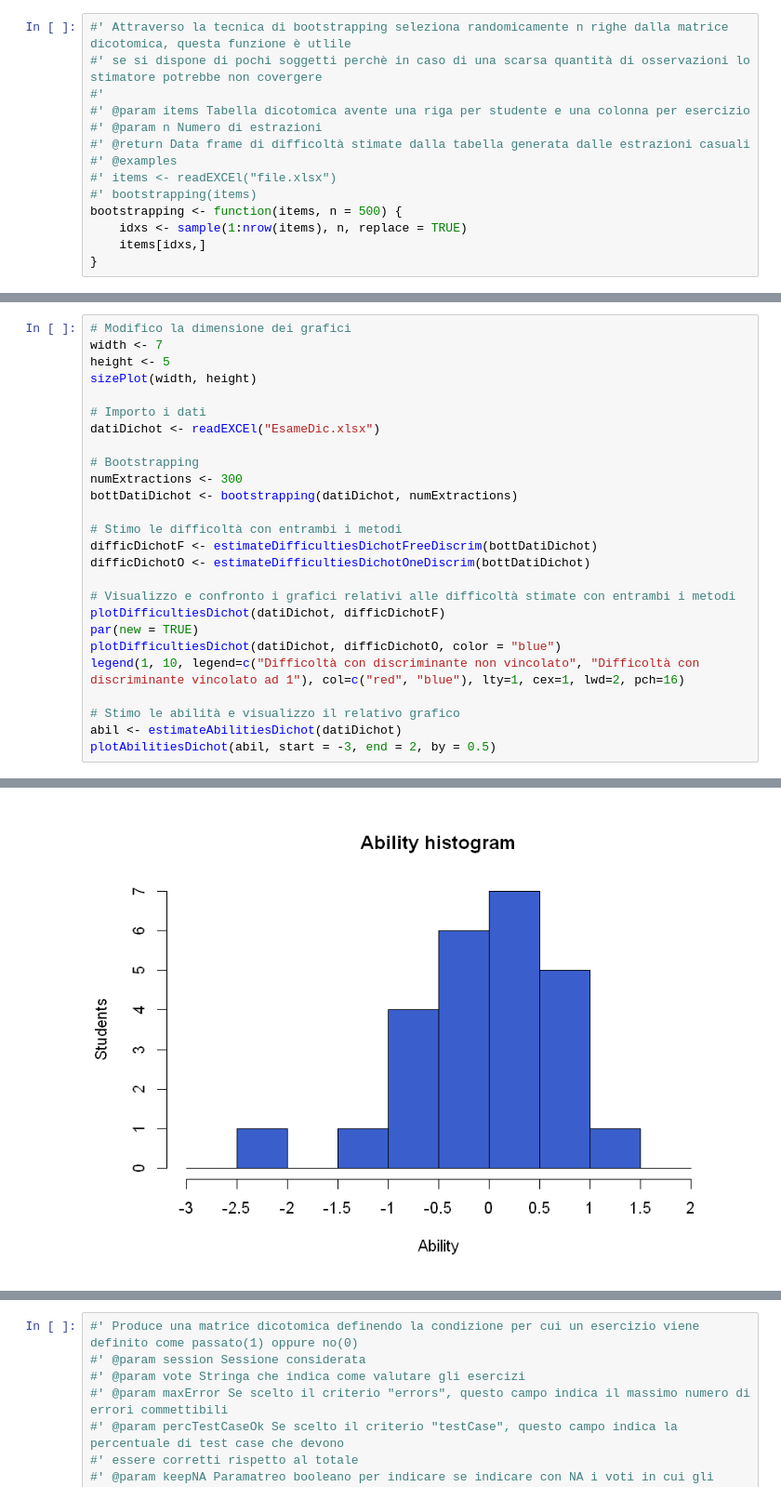
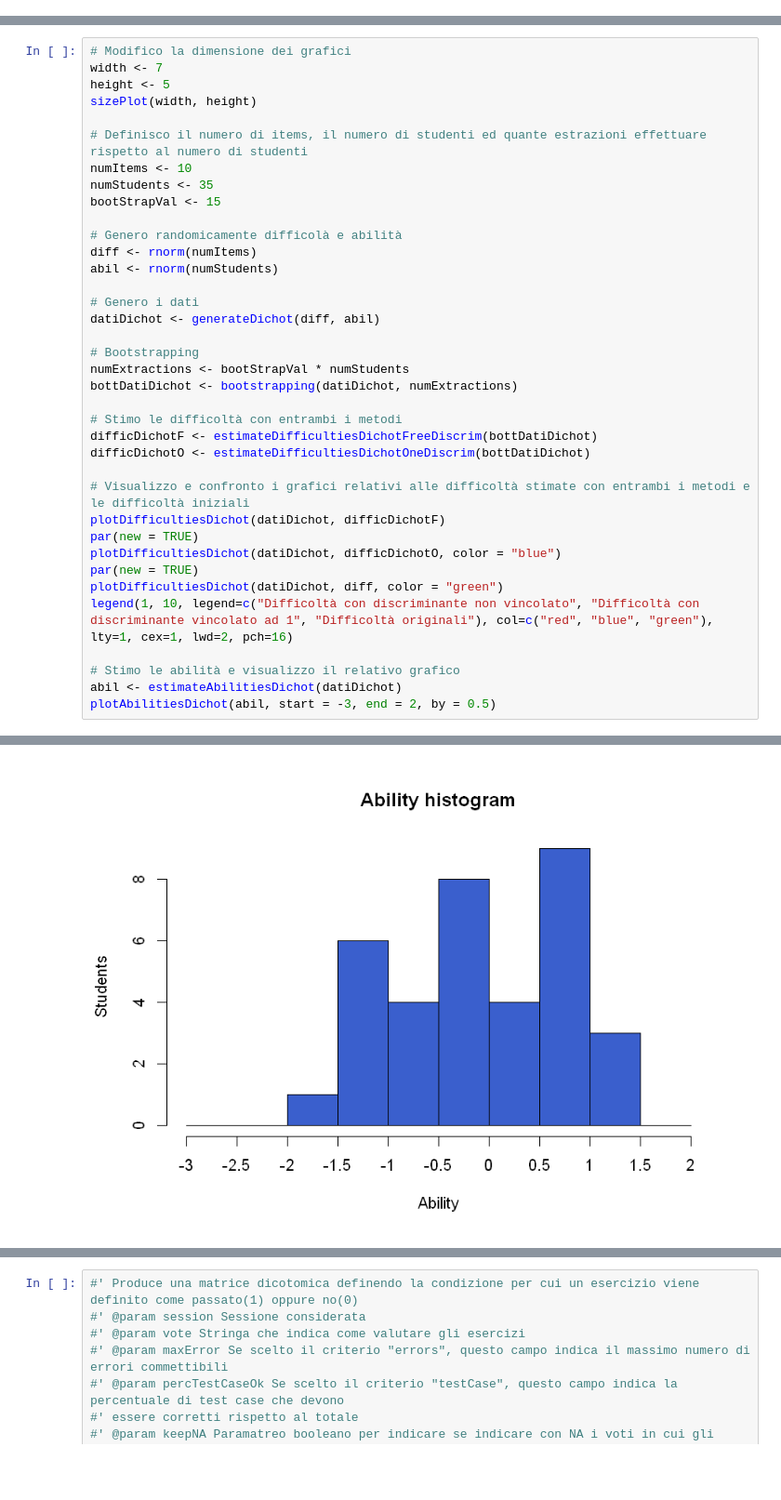
Before and after one commit to MarcoCordoni95/TesiTriennale-ItemResponseTheory, a Jupyter notebook: IRT.ipynb, the cells around one changed output, grey strips where cells are left out. Shown at 93% size. Drawn from its saved outputs; the diff is of its cells as text; blank space fills up the shorter version.

```diff
--- a/IRT.ipynb
+++ b/IRT.ipynb
@@ -176,14 +0,0 @@ plotAbilitiesDichot <- function(abil, start, end, by) {
-# %%
-#' Attraverso la tecnica di bootstrapping seleziona randomicamente n righe dalla matrice dicotomica, questa funzione è utlile
-#' se si dispone di pochi soggetti perchè in caso di una scarsa quantità di osservazioni lo stimatore potrebbe non covergere
-#'
-#' @param items Tabella dicotomica avente una riga per studente e una colonna per esercizio
-#' @param n Numero di estrazioni
-#' @return Data frame di difficoltà stimate dalla tabella generata dalle estrazioni casuali
-#' @examples
-#' items <- readEXCEl("file.xlsx")
-#' bootstrapping(items)
-bootstrapping <- function(items, n = 500) {
-    idxs <- sample(1:nrow(items), n, replace = TRUE)
-    items[idxs,]
-}
@@ -193,22 +27,33 @@ width <- 7
 height <- 5
 sizePlot(width, height)
 
-# Importo i dati
-datiDichot <- readEXCEl("EsameDic.xlsx")
+# Definisco il numero di items, il numero di studenti ed quante estrazioni effettuare rispetto al numero di studenti
+numItems <- 10
+numStudents <- 35
+bootStrapVal <- 15
+
+# Genero randomicamente difficolà e abilità
+diff <- rnorm(numItems)
+abil <- rnorm(numStudents)
+
+# Genero i dati
+datiDichot <- generateDichot(diff, abil)
 
 # Bootstrapping
-numExtractions <- 300
+numExtractions <- bootStrapVal * numStudents
 bottDatiDichot <- bootstrapping(datiDichot, numExtractions)
 
 # Stimo le difficoltà con entrambi i metodi
 difficDichotF <- estimateDifficultiesDichotFreeDiscrim(bottDatiDichot)
 difficDichotO <- estimateDifficultiesDichotOneDiscrim(bottDatiDichot)
 
-# Visualizzo e confronto i grafici relativi alle difficoltà stimate con entrambi i metodi
+# Visualizzo e confronto i grafici relativi alle difficoltà stimate con entrambi i metodi e le difficoltà iniziali
 plotDifficultiesDichot(datiDichot, difficDichotF)
 par(new = TRUE)
 plotDifficultiesDichot(datiDichot, difficDichotO, color = "blue")
-legend(1, 10, legend=c("Difficoltà con discriminante non vincolato", "Difficoltà con discriminante vincolato ad 1"), col=c("red", "blue"), lty=1, cex=1, lwd=2, pch=16)
+par(new = TRUE)
+plotDifficultiesDichot(datiDichot, diff, color = "green")
+legend(1, 10, legend=c("Difficoltà con discriminante non vincolato", "Difficoltà con discriminante vincolato ad 1", "Difficoltà originali"), col=c("red", "blue", "green"), lty=1, cex=1, lwd=2, pch=16)
 
 # Stimo le abilità e visualizzo il relativo grafico
 abil <- estimateAbilitiesDichot(datiDichot)
@@ -218 +63 @@ plotAbilitiesDichot(abil, start = -3, end = 2, by = 0.5)
-[figure, old version]
+[figure, new version]
```
Also changed, not shown: parts of 47 cells of this notebook, 2 other files.
